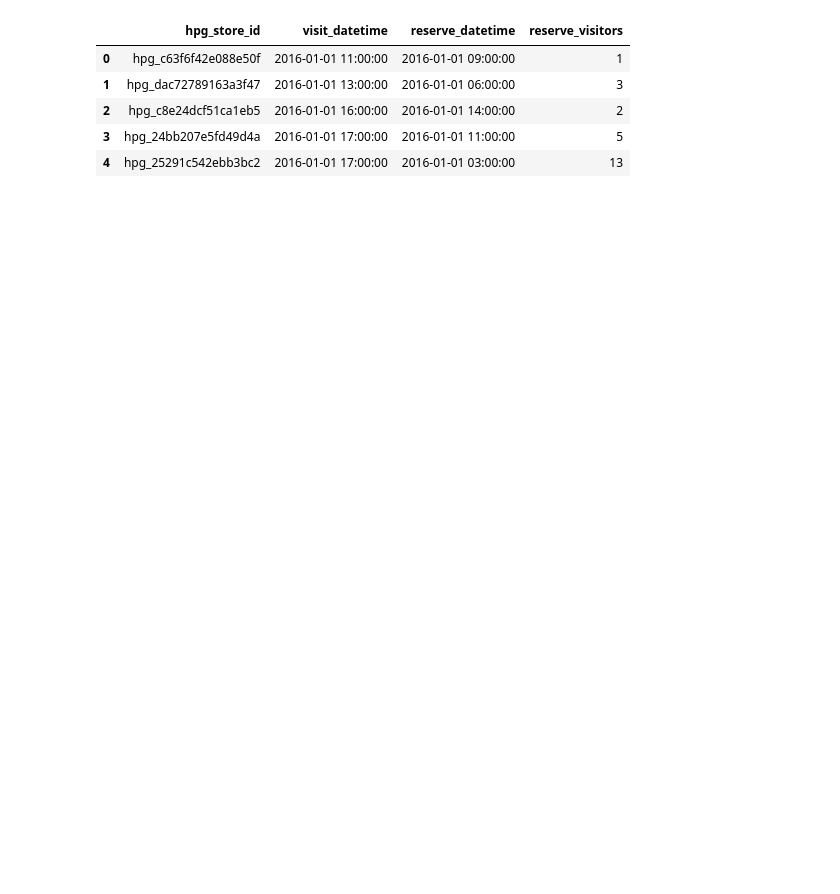
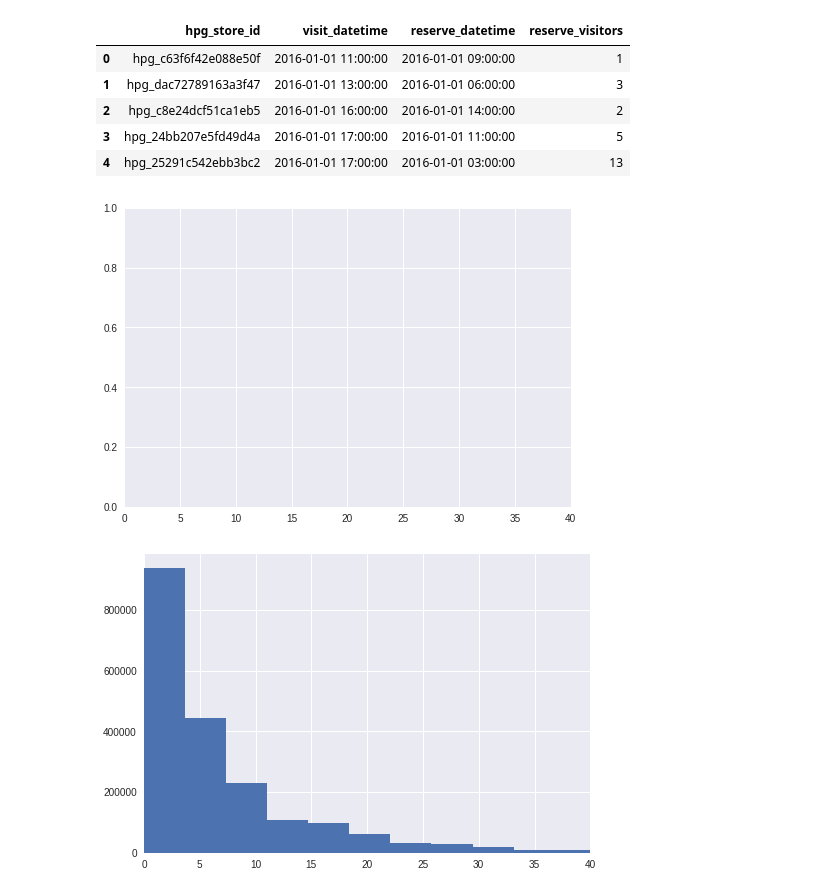
Before and after one commit to AndraAnoaica/kaggle_resto, a Jupyter notebook: exploratory_analysys/0.0-aa-first-explo.ipynb, the cells around one changed output. Drawn from its saved outputs; the diff is of its cells as text; code cells hidden in the pictures; blank space fills up the shorter version.

```diff
--- a/exploratory_analysys/0.0-aa-first-explo.ipynb
+++ b/exploratory_analysys/0.0-aa-first-explo.ipynb
@@ -108,0 +111,15 @@ hpg_reserve_df
+# %%
+hpg_reserve_df["reserve_datetime"] = pd.to_datetime(hpg_reserve_df["reserve_datetime"])
+hpg_reserve_df["visit_datetime"] = pd.to_datetime(hpg_reserve_df["visit_datetime"])
+# %%
+hpg_reserve_df["reserve_to_visit_hour"] = hpg_reserve_df["visit_datetime"] - hpg_reserve_df["reserve_datetime"]
+hpg_reserve_df["reserve_to_visit_hour"] = hpg_reserve_df["reserve_to_visit_hour"].apply(lambda x: x.days)
+# %%
+fig=plt.figure()
+ax = fig.add_subplot(1,1,1)
+ax.set_xlim(0,40)
+hpg_reserve_df["reserve_to_visit_hour"].hist(bins = 100, ax = ax)
+plt.show()
+# %% [output]
+[figure, added]
+[figure, added]
```
Also changed, not shown: parts of 29 cells of this notebook, 2 other files.
